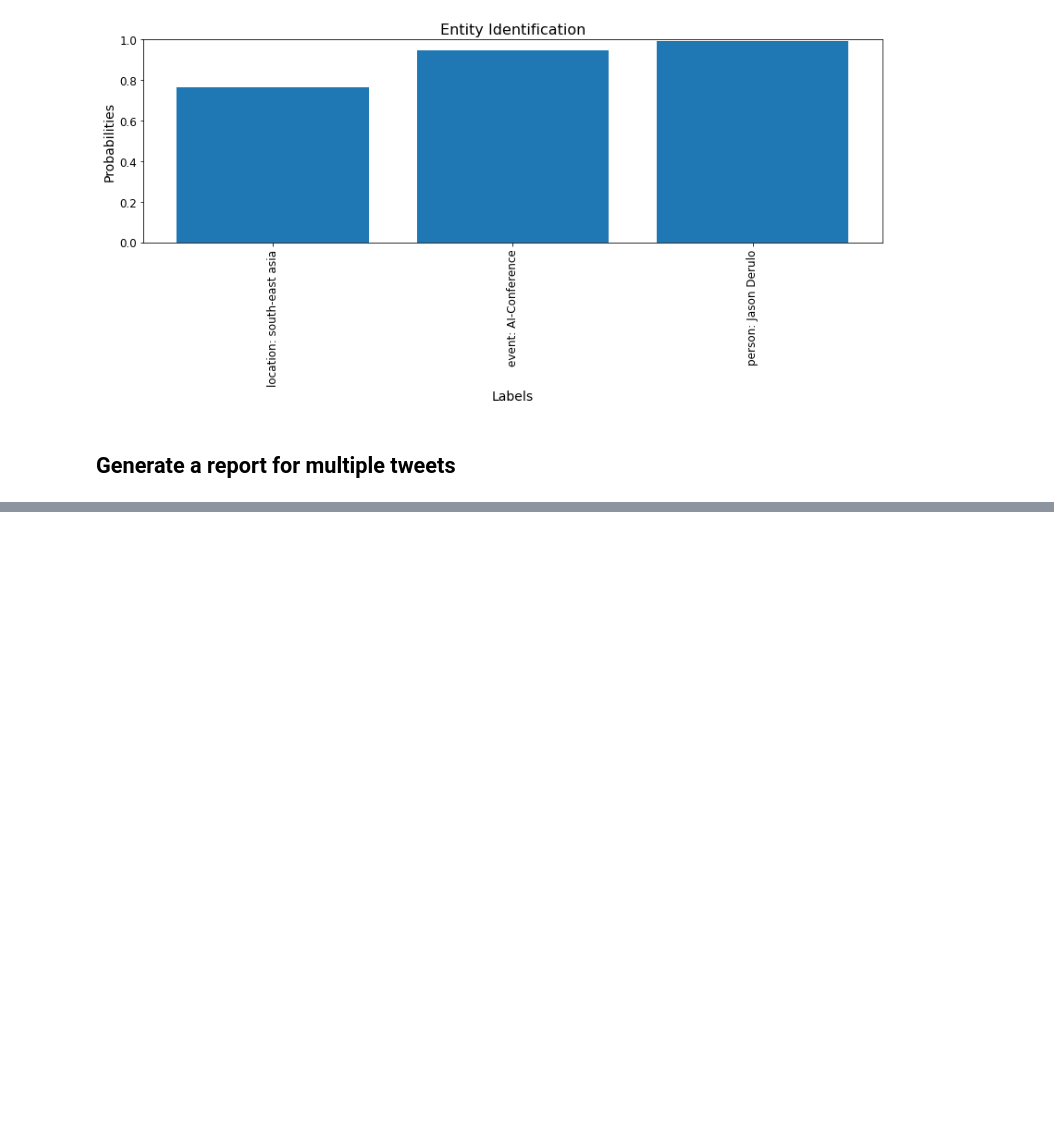
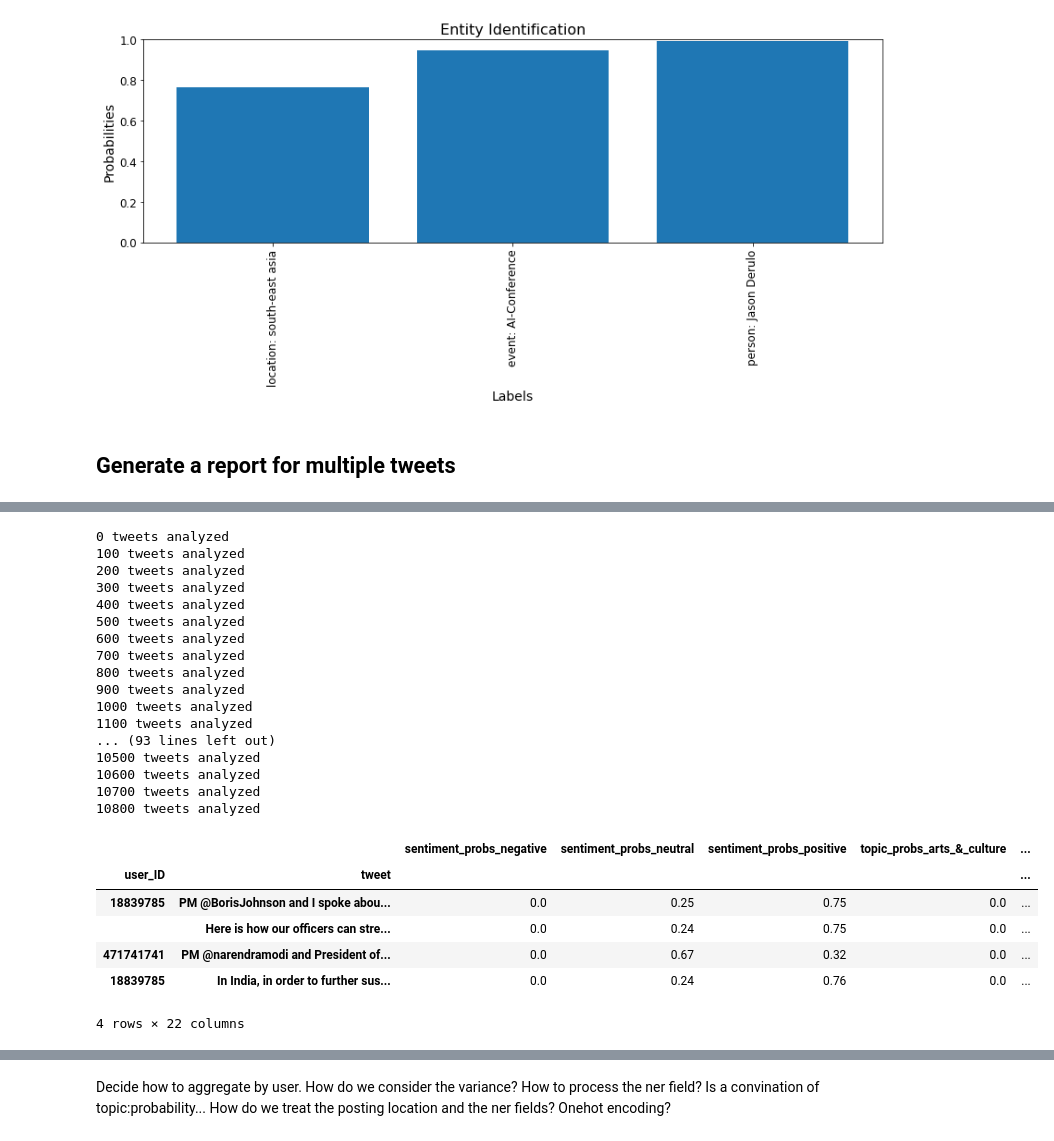
Before and after one commit to espinetandreu/SocialNetworkX, a Jupyter notebook: TweetContentCategorization.ipynb, the cells around one changed output, grey strips where cells are left out. Cells and saved outputs as stored; diff of their text form; code cells hidden in the pictures; blank space fills up the shorter version.

```diff
--- a/TweetContentCategorization.ipynb
+++ b/TweetContentCategorization.ipynb
@@ -118,22 +82,0 @@ class TweetAnalysis:
-# %%
-# Define the data
-data = [
-    [1, "Just saw the most amazing sunset today! The sky was a blend of orange, pink, and purple. It felt like a painting. #blessed #sunset"],
-    [2, "Can't believe how fast this year is going by. It feels like just yesterday we were celebrating New Year's. Time really does fly!"],
-    [3, "Anyone have any good book recommendations? I'm into mysteries and thrillers, but I'm open to anything that's a page-turner!"],
-    [4, "Loving the new features in the latest software update! The user interface is so much smoother and the new tools are super handy. Great job, dev team!"],
-    [5, "Had a great workout this morning. Feeling pumped! Started with some cardio, then moved on to weight training. Consistency is key!"],
-    [6, "Excited for the weekend. Any plans, folks? I'm thinking of going hiking if the weather holds up. Nature is the best escape."],
-    [7, "Cooking up a storm in the kitchen tonight. Trying out a new recipe for pasta with homemade sauce. Wish me luck! #foodie #cooking"],
-    [8, "Really enjoyed the movie I watched last night. The plot was gripping, and the acting was top-notch. Highly recommend it to anyone looking for a good film!"],
-    [9, "Thinking about starting a new hobby. Any suggestions? I've been considering learning to play the guitar or maybe taking up painting. Something creative!"],
-    [10, "Feeling grateful for all the support from my friends and family. Their encouragement means the world to me. Always appreciate your loved ones. #gratitude"]
-]
-
-# Create a DataFrame
-df = pd.DataFrame(data, columns=['user_ID', 'tweet'])
-
-# Analyze tweets and save to CSV
-tweet_analysis = TweetAnalysis(prob_th=0.1)
-tweet_analysis.analyze_tweets(df.values.tolist())
-tweet_analysis.display_df()
@@ -152,0 +144,33 @@ tweet_analysis.display_df()
+# %%
+%%time
+# Create a DataFrame
+df = pd.read_csv("tweets.csv")
+# Analyze tweets and save to CSV
+tweet_analysis = TweetAnalysis(prob_th=0.1)
+tweet_analysis.analyze_tweets(df.values.tolist())
+tweet_analysis.display_df()
+# %% [output]
+0 tweets analyzed
+100 tweets analyzed
+200 tweets analyzed
+300 tweets analyzed
+400 tweets analyzed
+500 tweets analyzed
+600 tweets analyzed
+700 tweets analyzed
+800 tweets analyzed
+900 tweets analyzed
+1000 tweets analyzed
+1100 tweets analyzed
+... (93 lines left out)
+10500 tweets analyzed
+10600 tweets analyzed
+10700 tweets analyzed
+10800 tweets analyzed
+|  |  | sentiment_probs_negative | sentiment_probs_neutral | sentiment_probs_positive | topic_probs_arts_&_culture | ... |
+| user_ID | tweet |  |  |  |  | ... |
+| 18839785 | PM @BorisJohnson and I spoke abou... | 0.0 | 0.25 | 0.75 | 0.0 | ... |
+|  | Here is how our officers can stre... | 0.0 | 0.24 | 0.75 | 0.0 | ... |
+| 471741741 | PM @narendramodi and President of... | 0.0 | 0.67 | 0.32 | 0.0 | ... |
+| 18839785 | In India, in order to further sus... | 0.0 | 0.24 | 0.76 | 0.0 | ... |
+4 rows × 22 columns
@@ -152,0 +179,4 @@ tweet_analysis.display_df()
+# %% [markdown]
+Decide how to aggregate by user. How do we consider the variance?
+How to process the ner field? Is a convination of topic:probability...
+How do we treat the posting location and the ner fields? Onehot encoding?
```
Also changed, not shown: parts of 7 cells of this notebook.
